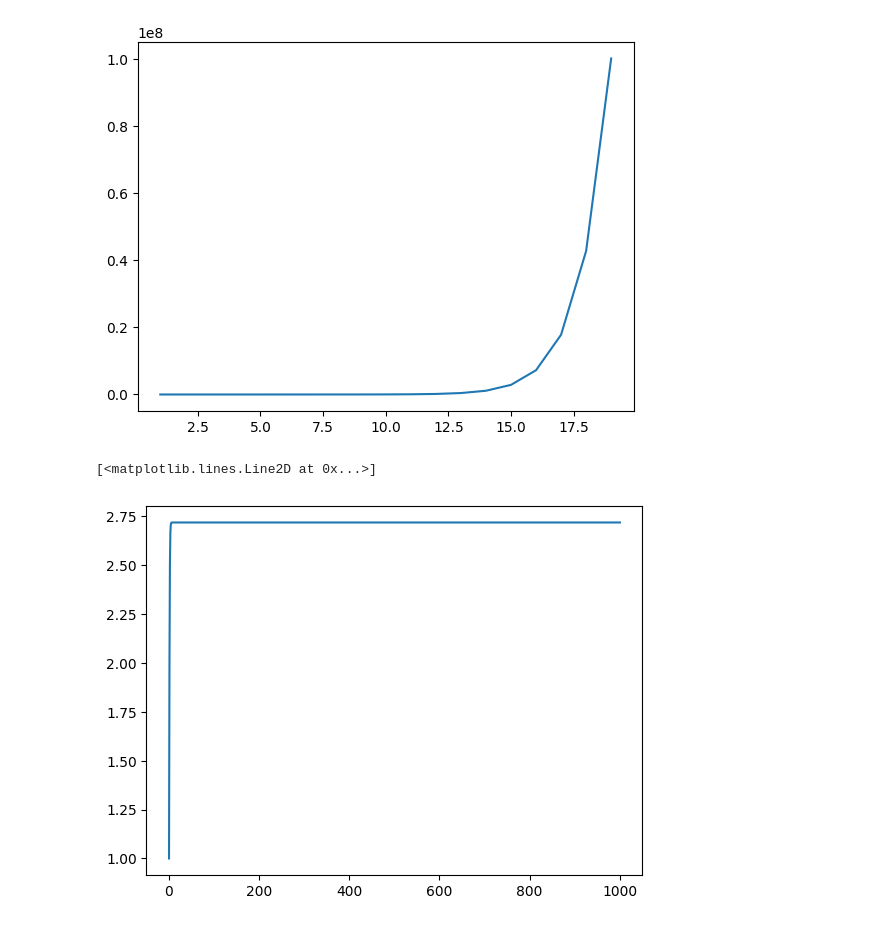
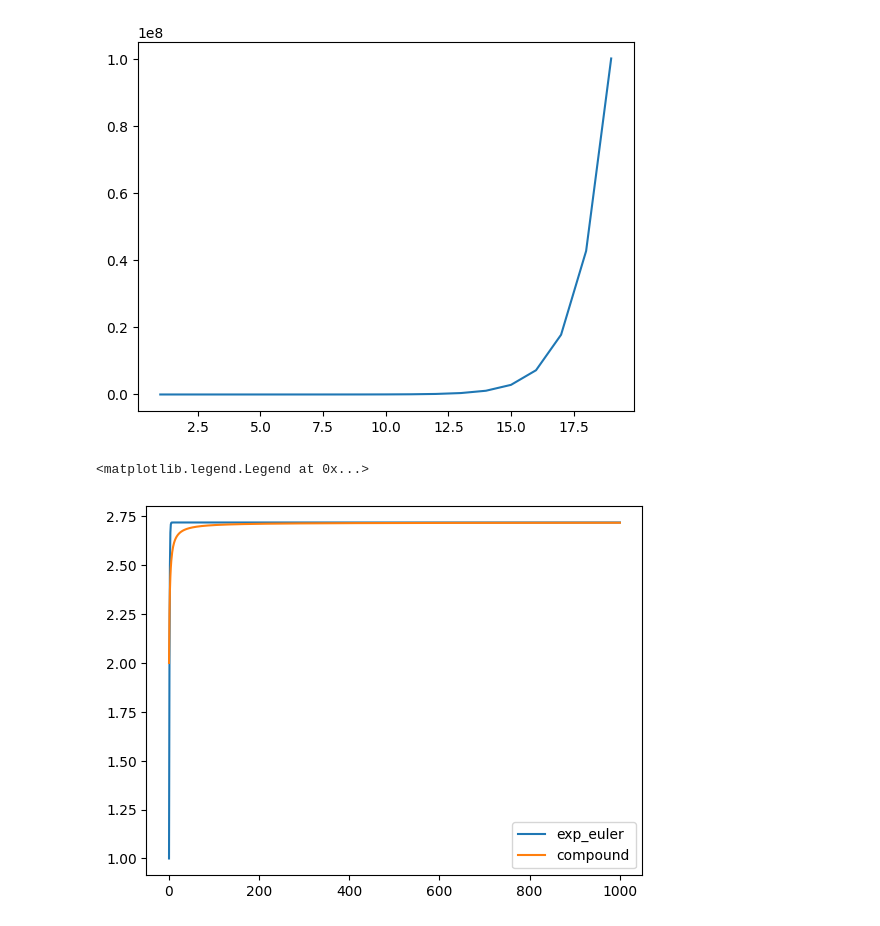
Before and after one commit to RadoTheProgrammer/pymaths, a Jupyter notebook: number/exponentielle.ipynb, the cells around one changed output. Drawn from its saved outputs; the diff is of its cells as text; code cells hidden in the pictures.

```diff
--- a/number/exponentielle.ipynb
+++ b/number/exponentielle.ipynb
@@ -61,8 +61,9 @@ plt.plot(range(1,20),[exp_euler(n) for n in range(1,20)])
 [figure]
 # %%
 l=range(1,1001)
-plt.plot(l, [exp_euler(1, n) for n in l])
-plt.plot(l,[compound_interest(1,n,1) for n in l])
+plt.plot(l, [exp_euler(1, n) for n in l], label='exp_euler')
+plt.plot(l, [compound_interest(1, n, 1) for n in l], label='compound')
+plt.legend()
 # %% [output]
-[<matplotlib.lines.Line2D at 0x...>]
+<matplotlib.legend.Legend at 0x...>
-[figure, old version]
+[figure, new version]
```
